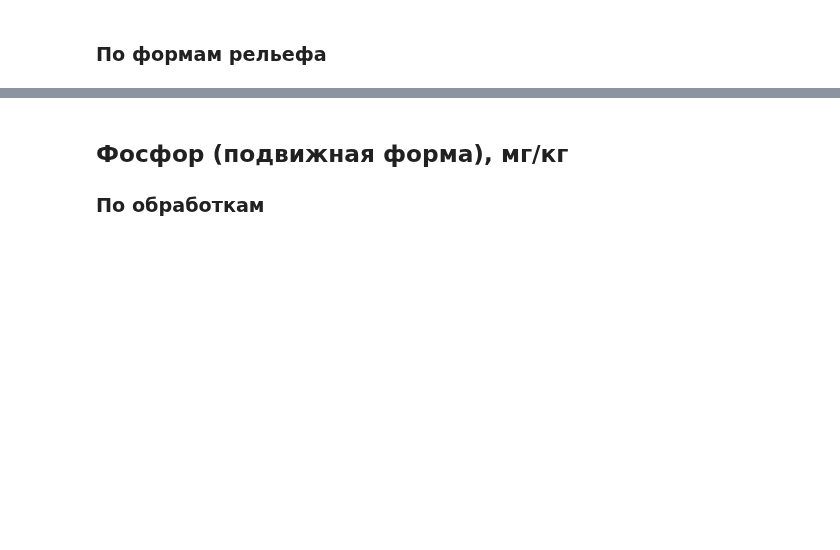
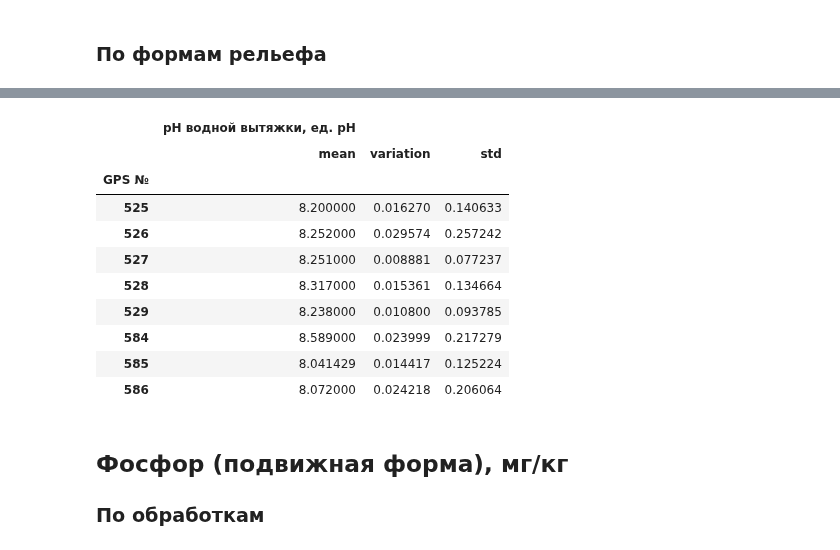
Before and after one commit to hukitoc94/total_archangelskiy, a Jupyter notebook: field_data/agrochemestry.ipynb, the cells around one changed output, grey strips where cells are left out. Saved outputs shown, nothing was run; the diff lists cells and outputs as text; code cells hidden in the pictures; blank space fills up the shorter version.

```diff
--- a/field_data/agrochemestry.ipynb
+++ b/field_data/agrochemestry.ipynb
@@ -66,3 +110,17 @@ fig.savefig('рисунки/агрохимия/pH_вод_рельеф.jpg')
+# %%
+stats
+# %% [output]
+|  | рН водной вытяжки, ед. рН |  |  |
+|  | mean | variation | std |
+| GPS № |  |  |  |
+| 525 | 8.200000 | 0.016270 | 0.140633 |
+| 526 | 8.252000 | 0.029574 | 0.257242 |
+| 527 | 8.251000 | 0.008881 | 0.077237 |
+| 528 | 8.317000 | 0.015361 | 0.134664 |
+| 529 | 8.238000 | 0.010800 | 0.093785 |
+| 584 | 8.589000 | 0.023999 | 0.217279 |
+| 585 | 8.041429 | 0.014417 | 0.125224 |
+| 586 | 8.072000 | 0.024218 | 0.206064 |
 # %% [markdown]
 ## Фосфор (подвижная форма), мг/кг
 ### По обработкам
```
Also changed, not shown: parts of 24 cells of this notebook, 14 other files.
